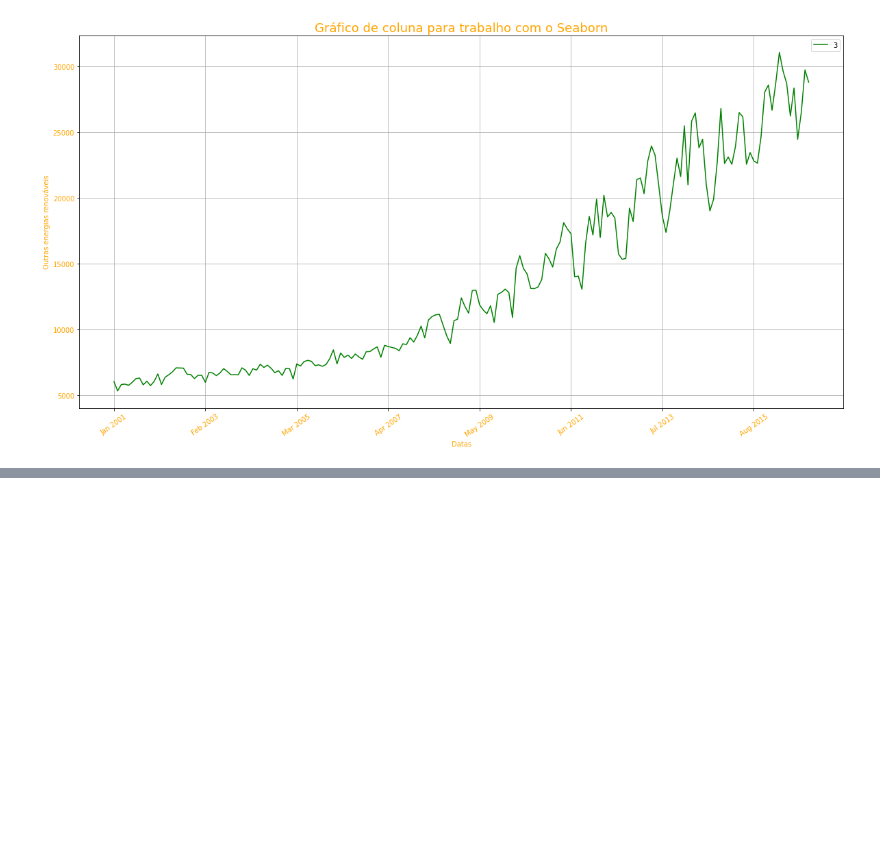
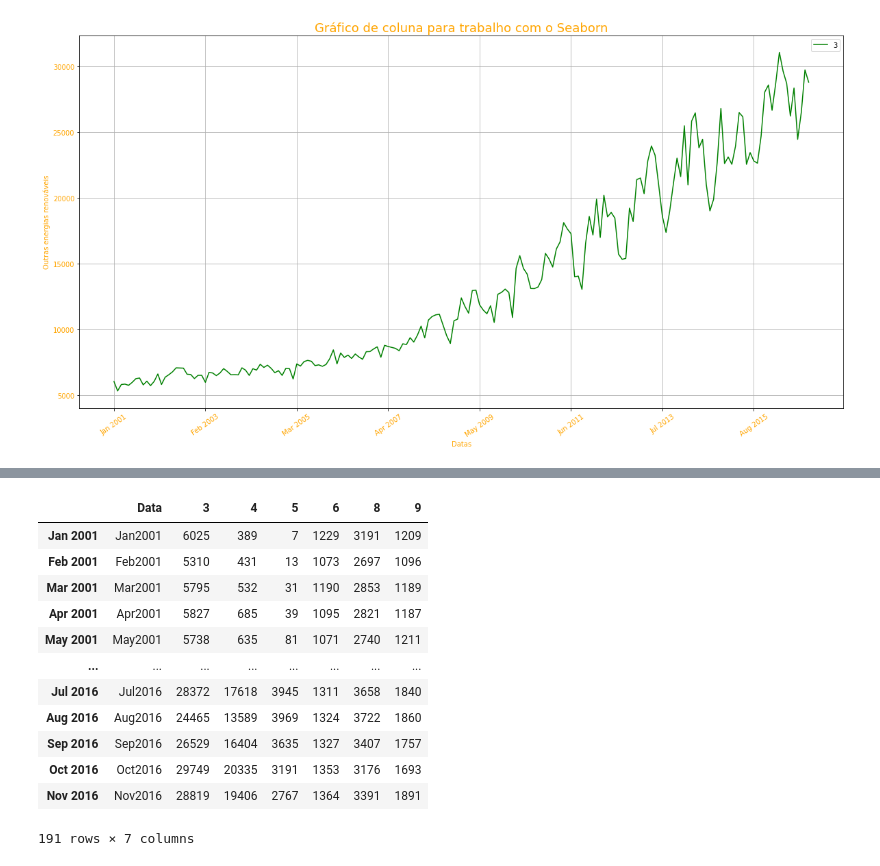
Before and after one commit to AndreLovo/Analise-de-dados, a Jupyter notebook: Energia_Ren_USA.ipynb, the cells around one changed output, grey strips where cells are left out. Cells and saved outputs as stored; diff of their text form; code cells hidden in the pictures; blank space fills up the shorter version.

```diff
--- a/Energia_Ren_USA.ipynb
+++ b/Energia_Ren_USA.ipynb
@@ -300,0 +321,20 @@ plt.show()
+# %%
+# Excluindo as linhas indices units e source key
+df_geral.drop('units', axis=0, inplace=True) # inplace = a mudança é realizada - axis=0 retiro a linha***** - acertar depois quando for rodar
+df_geral.drop('source key', axis=0, inplace=True)
+df_geral.drop('description', axis=0, inplace=True)
+df_geral
+# %% [output]
+|  | Data | 3 | 4 | 5 | 6 | 8 | 9 |
+| Jan 2001 | Jan2001 | 6025 | 389 | 7 | 1229 | 3191 | 1209 |
+| Feb 2001 | Feb2001 | 5310 | 431 | 13 | 1073 | 2697 | 1096 |
+| Mar 2001 | Mar2001 | 5795 | 532 | 31 | 1190 | 2853 | 1189 |
+| Apr 2001 | Apr2001 | 5827 | 685 | 39 | 1095 | 2821 | 1187 |
+| May 2001 | May2001 | 5738 | 635 | 81 | 1071 | 2740 | 1211 |
+| ... | ... | ... | ... | ... | ... | ... | ... |
+| Jul 2016 | Jul2016 | 28372 | 17618 | 3945 | 1311 | 3658 | 1840 |
+| Aug 2016 | Aug2016 | 24465 | 13589 | 3969 | 1324 | 3722 | 1860 |
+| Sep 2016 | Sep2016 | 26529 | 16404 | 3635 | 1327 | 3407 | 1757 |
+| Oct 2016 | Oct2016 | 29749 | 20335 | 3191 | 1353 | 3176 | 1693 |
+| Nov 2016 | Nov2016 | 28819 | 19406 | 2767 | 1364 | 3391 | 1891 |
+191 rows × 7 columns
```
Also changed, not shown: parts of 6 cells of this notebook.
